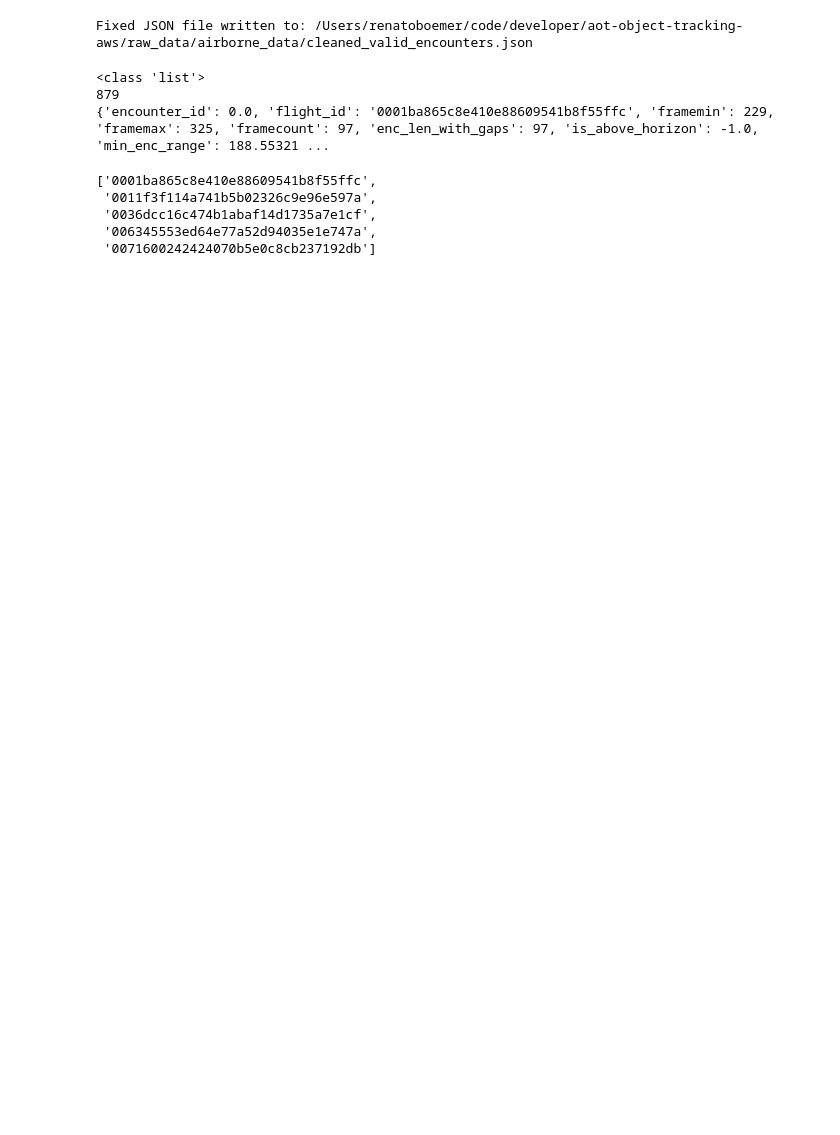
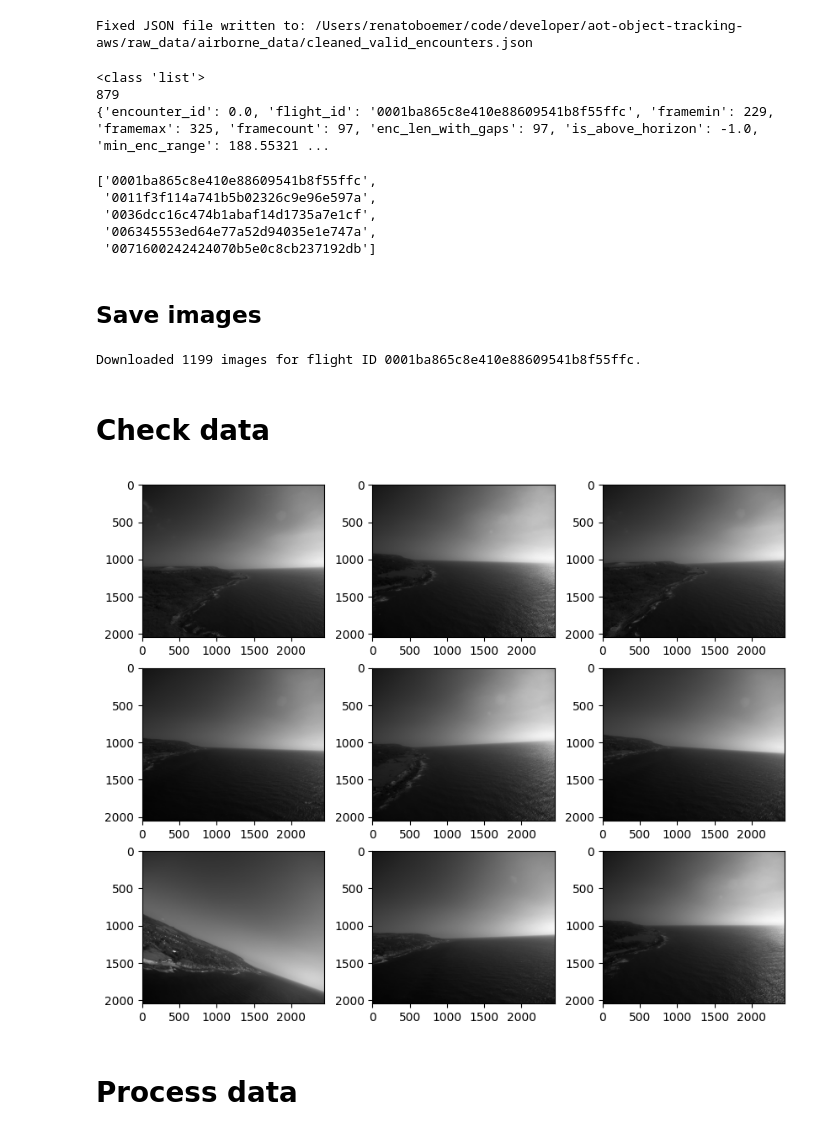
Before and after one commit to boemer00/aot-object-tracking-aws, a Jupyter notebook: notebooks/working_model_v2.ipynb, the cells around one changed output. Cells and saved outputs as stored; diff of their text form; code cells hidden in the pictures; blank space fills up the shorter version.

```diff
--- a/notebooks/working_model_v2.ipynb
+++ b/notebooks/working_model_v2.ipynb
@@ -134,3 +138,68 @@ flight_ids[:5]
  '0036dcc16c474b1abaf14d1735a7e1cf',
  '006345553ed64e77a52d94035e1e747a',
  '0071600242424070b5e0c8cb237192db']
+# %% [markdown]
+## Save images
+# %%
+# create a directory to dowmload images
+os.makedirs('raw_data/airborne_images', exist_ok=True)
+
+bucket_name = 'airborne-obj-detection-challenge-training'
+flight_id = '0001ba865c8e410e88609541b8f55ffc'
+sequence_prefix = f'part1/Images/{flight_id}/'
+
+# variables for pagination
+image_count = 0
+continuation_token = None
+
+# loop to handle pagination
+while True:
+    if continuation_token:
+        result = s3.list_objects_v2(Bucket=bucket_name, Prefix=sequence_prefix, ContinuationToken=continuation_token)
+    else:
+        result = s3.list_objects_v2(Bucket=bucket_name, Prefix=sequence_prefix)
+
+    # check if any objects were found
+    if 'Contents' in result:
+        for content in result['Contents']:
+            file_key = content['Key']
+
+            # download only PNG files
+            if file_key.endswith('.png'):
+                local_filename = os.path.join('dataset', os.path.basename(file_key))
+                s3.download_file(bucket_name, file_key, local_filename)
+                image_count += 1
+
+    # check if there are more objects to retrieve (pagination)
+    if result.get('IsTruncated'):
+        continuation_token = result['NextContinuationToken']
+    else:
+        break
+
+print(f'Downloaded {image_count} images for flight ID {flight_id}.')
+# %% [output]
+Downloaded 1199 images for flight ID 0001ba865c8e410e88609541b8f55ffc.
+# %% [markdown]
+# Check data
+# %%
+# get the directory of the current script
+script_dir = os.getcwd()
+
+# construct relative path to the airborne_images folder
+image_folder = os.path.join(script_dir, '..', 'raw_data', 'airborne_images')
+
+# list the images in the folder
+image_files = [f for f in os.listdir(image_folder) if f.endswith('.png')]
+
+fig = plt.figure(figsize=(10,8))
+
+for i in range(1, 10):
+    img = cv2.imread(os.path.join(image_folder, image_files[i]))
+    fig.add_subplot(3, 3, i)
+    plt.imshow(img, cmap='gray')
+
+plt.show()
+# %% [output]
+[figure, added]
+# %% [markdown]
+# Process data
```
Also changed, not shown: parts of 5 cells of this notebook.
